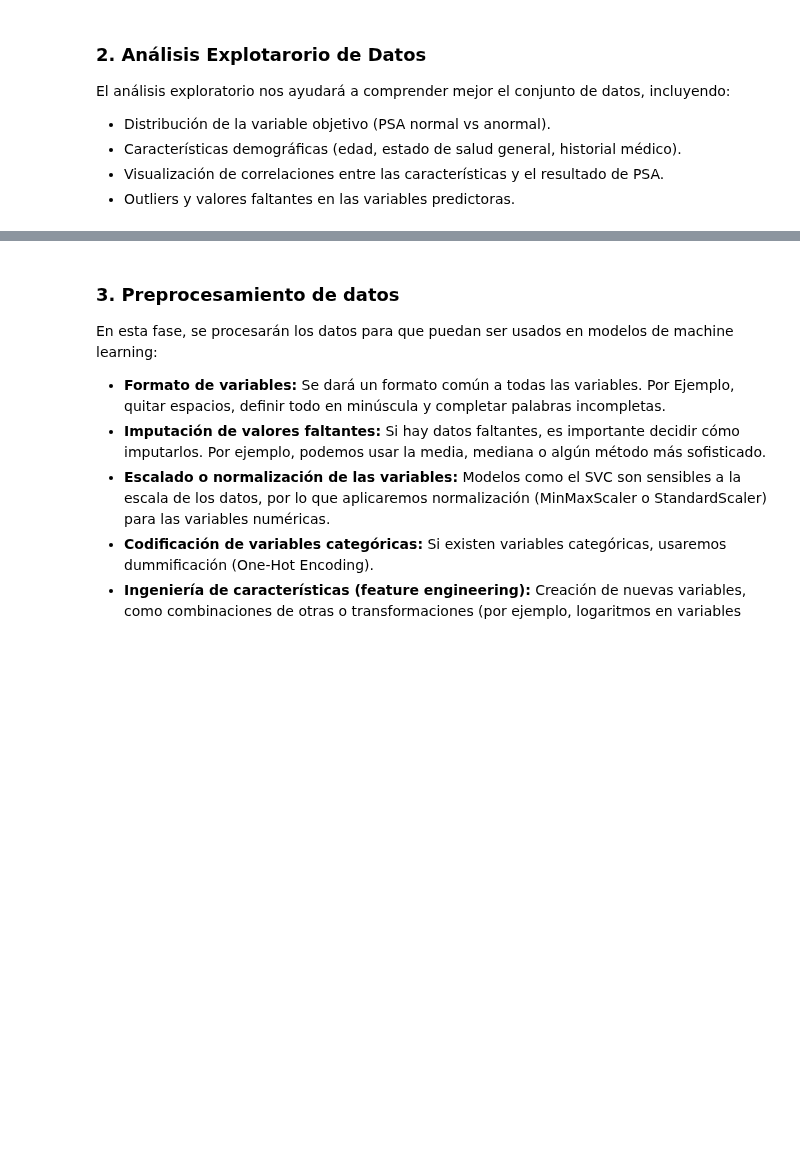
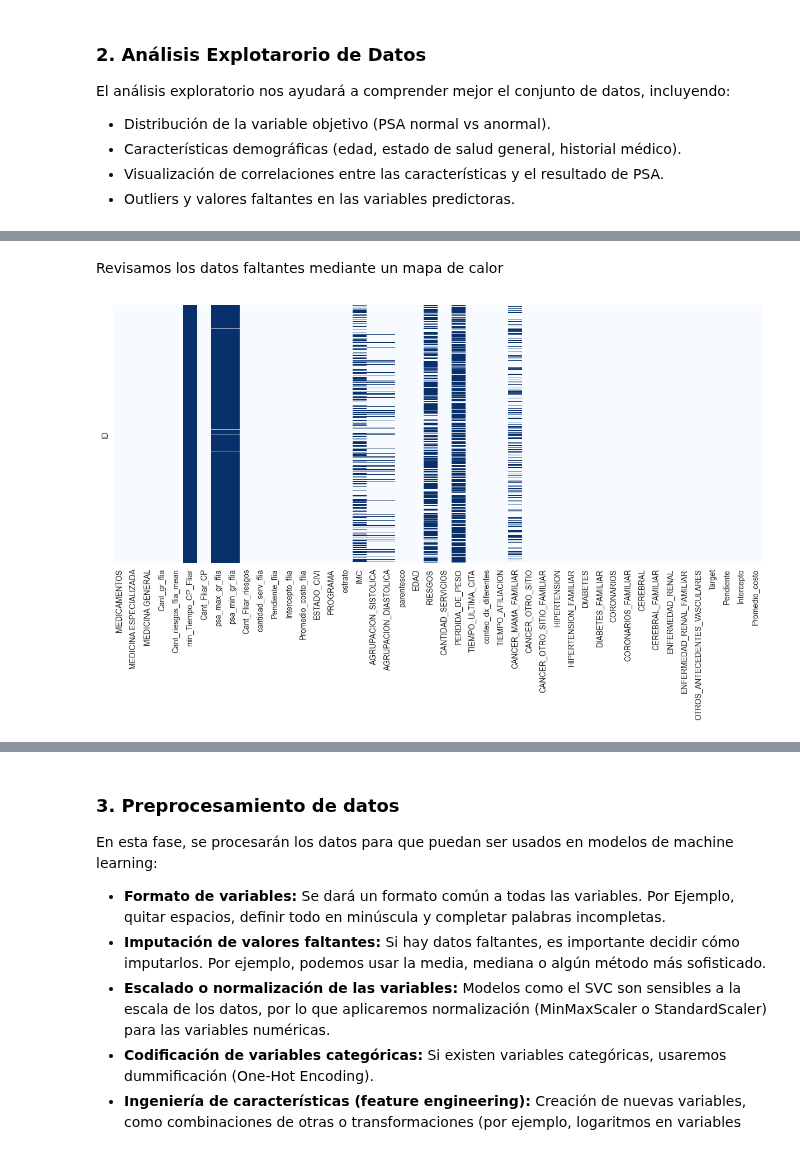
Before and after one commit to alfa7g7/Fundamentos-analitica-II, a Jupyter notebook: UNIDAD II/Proyecto final PSA/proyecto-psa.ipynb, the cells around one changed output, grey strips where cells are left out. Saved outputs shown, nothing was run; the diff lists cells and outputs as text; code cells hidden in the pictures; blank space fills up the shorter version.

```diff
--- a/UNIDAD II/Proyecto final PSA/proyecto-psa.ipynb
+++ b/UNIDAD II/Proyecto final PSA/proyecto-psa.ipynb
@@ -201,0 +256,9 @@ memory usage: 8.3+ MB
+# %% [markdown]
+Revisamos los datos faltantes mediante un mapa de calor
+# %%
+# Dibujamos un mapa de calor para vislumbrar la ubicación de los valores faltantes
+plt.figure(figsize=(15,6))
+sns.heatmap(df_train.isnull(), yticklabels = False, cbar = False, cmap="Blues")
+plt.show()
+# %% [output]
+[figure, added]
```
Also changed, not shown: parts of 17 cells of this notebook.
